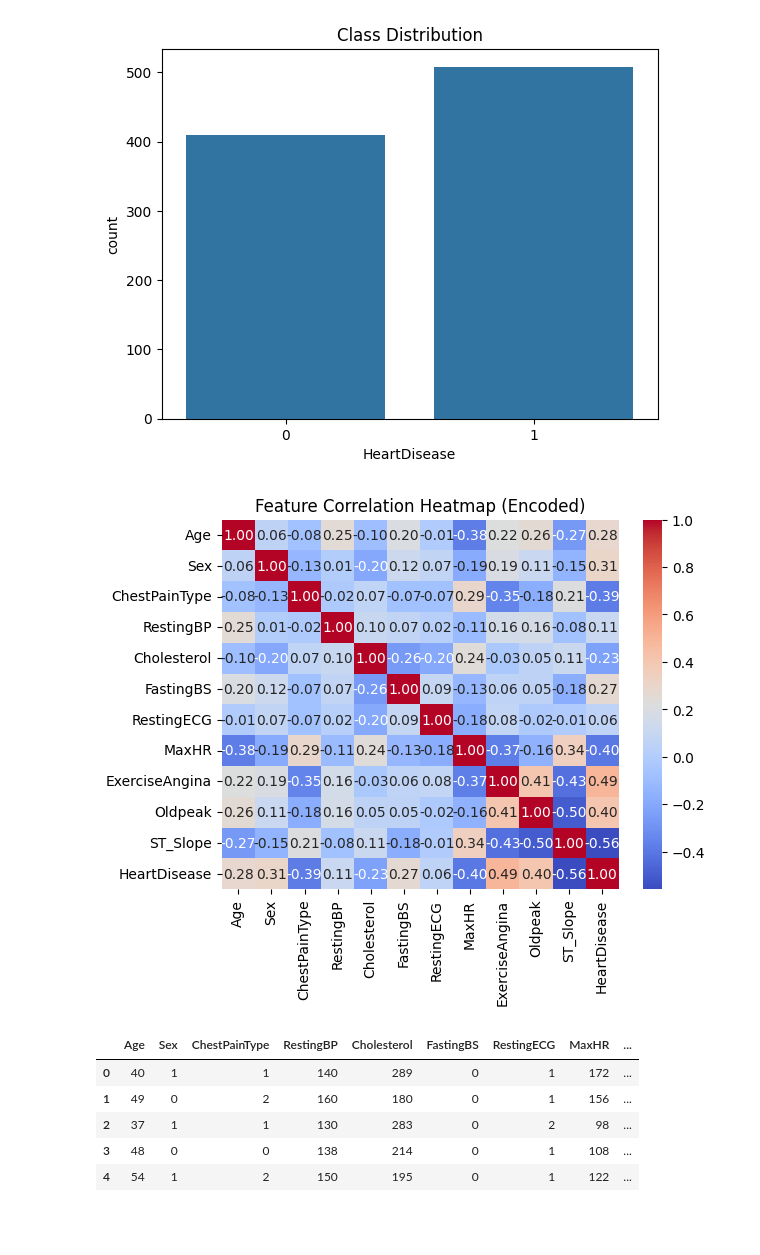
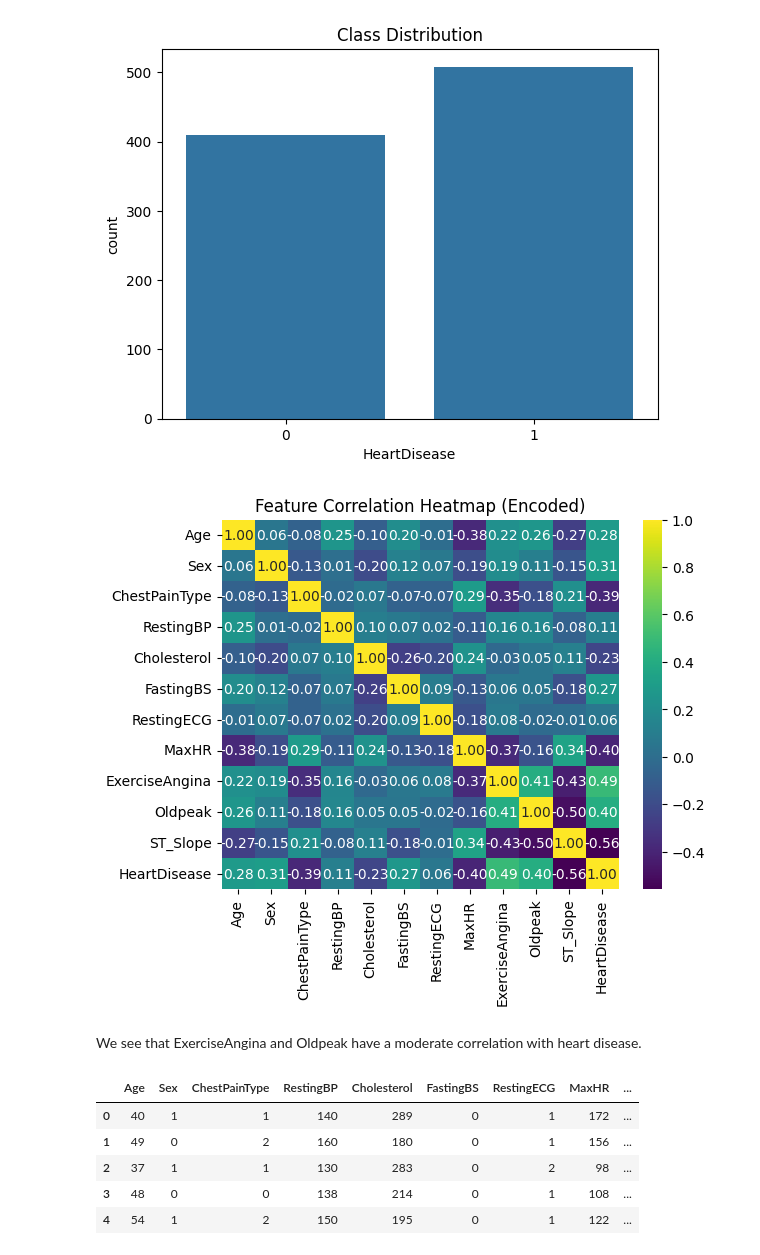
Before and after one commit to Elaheh-P/Heart_Disease_Deeplearnig, a Jupyter notebook: HeartDisease_DL.ipynb, the cells around one changed output. Cells and saved outputs as stored; diff of their text form; code cells hidden in the pictures; blank space fills up the shorter version.

```diff
--- a/HeartDisease_DL.ipynb
+++ b/HeartDisease_DL.ipynb
@@ -91,17 +91,19 @@ plt.show()
 # %%
 from sklearn.preprocessing import LabelEncoder
 
 df_encoded = df.copy()
 
 for col in df_encoded.columns:
     if df_encoded[col].dtype == 'object':
         df_encoded[col] = LabelEncoder().fit_transform(df_encoded[col])
 
-sns.heatmap(df_encoded.corr(), annot=True, fmt='.2f', cmap='coolwarm')
+sns.heatmap(df_encoded.corr(), annot=True, fmt='.2f', cmap='viridis')
 plt.title("Feature Correlation Heatmap (Encoded)")
 plt.show()
 # %% [output]
-[figure, old version]
+[figure, new version]
+# %% [markdown]
+We see that ExerciseAngina and Oldpeak have a moderate correlation with heart disease.
 # %%
 df_encoded.head()
 # %% [output]
```
Also changed, not shown: parts of 9 cells of this notebook.
